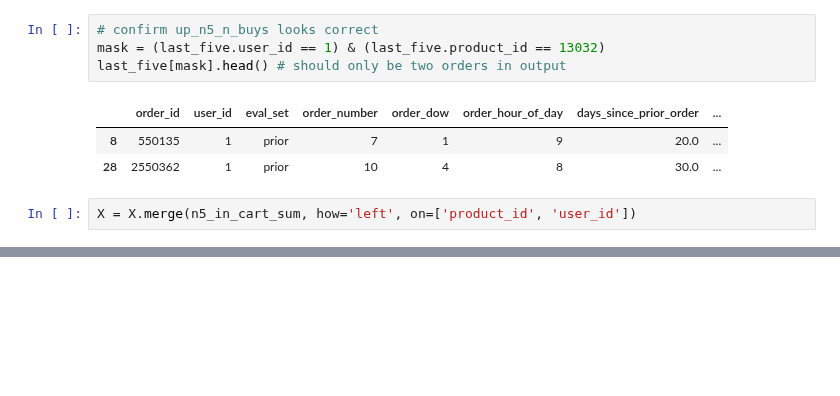
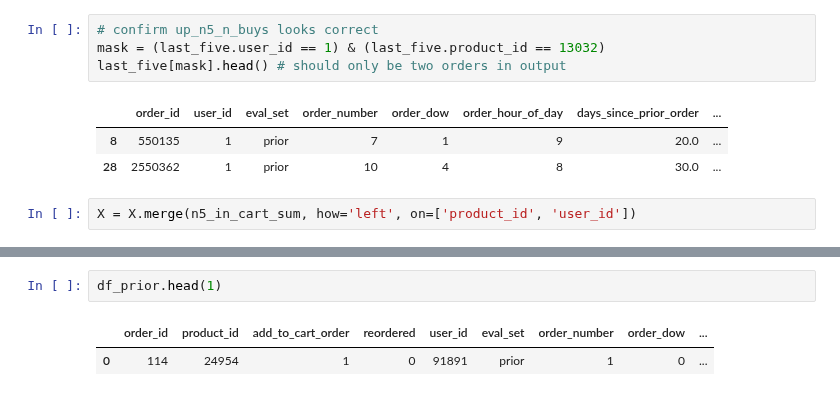
Before and after one commit to edubu2/metis-project3, a Jupyter notebook: code/feature_engineering_3.ipynb, the cells around one changed output, grey strips where cells are left out. Drawn from its saved outputs; the diff is of its cells as text; blank space fills up the shorter version.

```diff
--- a/code/feature_engineering_3.ipynb
+++ b/code/feature_engineering_3.ipynb
@@ -230,0 +212,5 @@ X['up_n5_n_buys'] = X.up_n5_n_buys.fillna(0)
+# %%
+df_prior.head(1)
+# %% [output]
+|  | order_id | product_id | add_to_cart_order | reordered | user_id | eval_set | order_number | order_dow | ... |
+| 0 | 114 | 24954 | 1 | 0 | 91891 | prior | 1 | 0 | ... |
```
Also changed, not shown: parts of 20 cells of this notebook.
